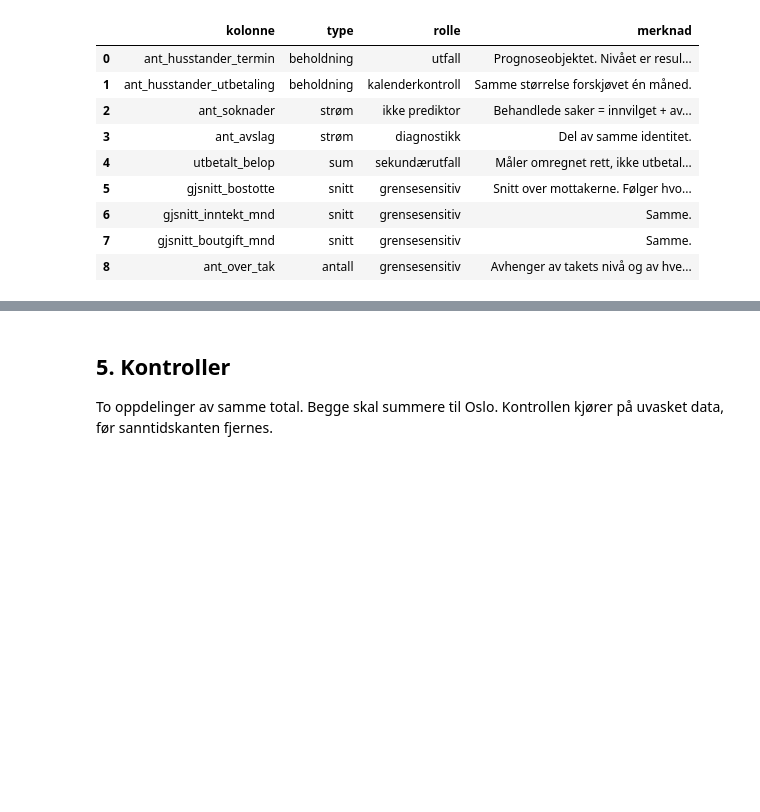
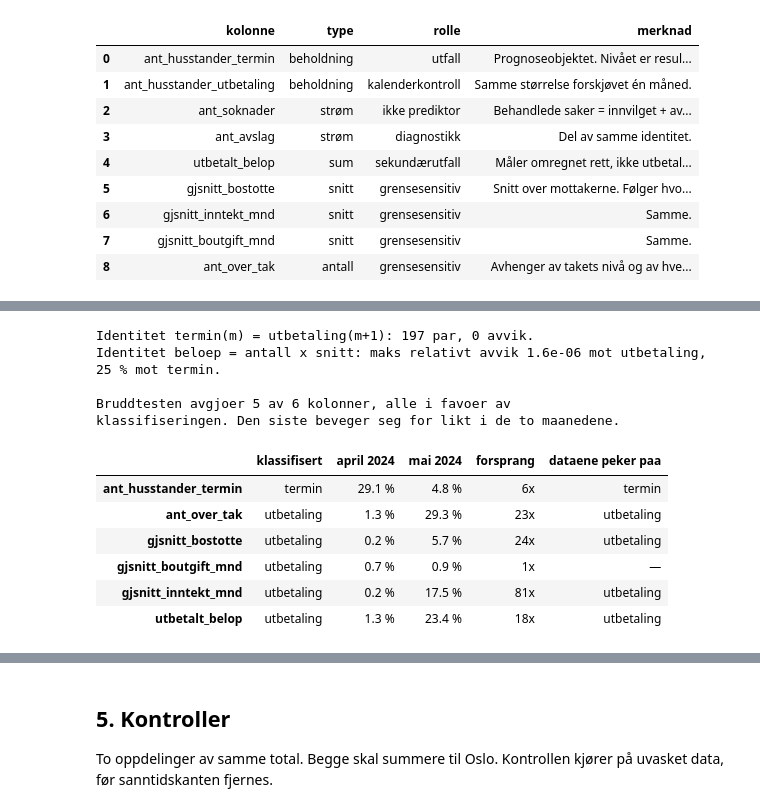
Before and after one commit to Torcode/bostotte-oslo, a Jupyter notebook: notebooks/bostotte_01_grunnlag.ipynb, the cells around one changed output, grey strips where cells are left out. Drawn from its saved outputs; the diff is of its cells as text; code cells hidden in the pictures; blank space fills up the shorter version.

```diff
--- a/notebooks/bostotte_01_grunnlag.ipynb
+++ b/notebooks/bostotte_01_grunnlag.ipynb
@@ -295,0 +320,66 @@ seriene har hver sin skala og står derfor i hver sin rute.
+# %%
+UTBETALINGSKALENDER = {"ant_husstander_utbetaling", "utbetalt_belop",
+                       "gjsnitt_bostotte", "gjsnitt_inntekt_mnd",
+                       "gjsnitt_boutgift_mnd", "ant_over_tak"}
+
+oi  = oslo[oslo.ant_husstander_termin > 0].set_index("dato").sort_index()
+KOL = ["ant_husstander_termin"] + sorted(UTBETALINGSKALENDER - {"ant_husstander_utbetaling"})
+
+# 1. Identiteten: termin(m) == utbetaling(m+1), rad for rad.
+tvilling = pd.concat([oi.ant_husstander_termin,
+                      oi.ant_husstander_utbetaling.shift(-1)], axis=1).dropna()
+kal_avvik = (tvilling.iloc[:, 0] - tvilling.iloc[:, 1]).abs()
+N_PAR, N_AVVIK = len(tvilling), int((kal_avvik > 0).sum())
+assert N_AVVIK == 0, f"identiteten brister i {N_AVVIK} maaneder"
+print(f"Identitet termin(m) = utbetaling(m+1): {N_PAR} par, {N_AVVIK} avvik.")
+
+# 2. Beloepsidentiteten: utbetalt_belop = antall x gjsnitt_bostotte. Hvilket antall?
+def relavvik(tellekolonne):
+    anslag = oi[tellekolonne] * oi["gjsnitt_bostotte"]
+    return ((anslag - oi["utbetalt_belop"]).abs() / oi["utbetalt_belop"]).max()
+
+A_UTB, A_TER = relavvik("ant_husstander_utbetaling"), relavvik("ant_husstander_termin")
+assert A_UTB < 1e-4 < A_TER, "beloepsidentiteten peker ikke paa utbetalingskalenderen"
+print(f"Identitet beloep = antall x snitt: maks relativt avvik "
+      f"{A_UTB:.1e} mot utbetaling, {100*A_TER:.0f} % mot termin.\n")
+
+# 3. Resten: hvilken av de to kandidatmaanedene baerer utslaget?: hvilken av de to kandidatmaanedene baerer utslaget?
+APRIL, MAI = pd.Timestamp("2024-04-01"), pd.Timestamp("2024-05-01")
+SKILLEKRAV = 3.0   # forspranget maa vaere minst tre ganger for aa avgjoere noe
+
+def utslag(kol, mnd):
+    return abs(np.log(oi[kol].where(oi[kol] > 0)).diff().loc[mnd])
+
+rad = []
+for k in KOL:
+    a, m = utslag(k, APRIL), utslag(k, MAI)
+    stor, liten = max(a, m), min(a, m)
+    forhold = stor / liten if liten > 0 else np.inf
+    avgjort = forhold >= SKILLEKRAV
+    peker = ("termin" if a > m else "utbetaling") if avgjort else "—"
+    sier  = "utbetaling" if k in UTBETALINGSKALENDER else "termin"
+    assert not avgjort or peker == sier, f"{k}: dataene peker paa {peker}, ikke {sier}"
+    rad.append((sier, f"{100*a:.1f} %", f"{100*m:.1f} %",
+                f"{forhold:.0f}x" if np.isfinite(forhold) else "—", peker))
+
+kal = pd.DataFrame(rad, index=KOL,
+                   columns=["klassifisert", "april 2024", "mai 2024",
+                            "forsprang", "dataene peker paa"])
+kal.index.name = None
+n_avgjort = (kal["dataene peker paa"] != "—").sum()
+print(f"Bruddtesten avgjoer {n_avgjort} av {len(KOL)} kolonner, alle i favoer av")
+print("klassifiseringen. Den siste beveger seg for likt i de to maanedene.\n")
+kal
+# %% [output]
+Identitet termin(m) = utbetaling(m+1): 197 par, 0 avvik.
+Identitet beloep = antall x snitt: maks relativt avvik 1.6e-06 mot utbetaling, 25 % mot termin.
+
+Bruddtesten avgjoer 5 av 6 kolonner, alle i favoer av
+klassifiseringen. Den siste beveger seg for likt i de to maanedene.
+|  | klassifisert | april 2024 | mai 2024 | forsprang | dataene peker paa |
+| ant_husstander_termin | termin | 29.1 % | 4.8 % | 6x | termin |
+| ant_over_tak | utbetaling | 1.3 % | 29.3 % | 23x | utbetaling |
+| gjsnitt_bostotte | utbetaling | 0.2 % | 5.7 % | 24x | utbetaling |
+| gjsnitt_boutgift_mnd | utbetaling | 0.7 % | 0.9 % | 1x | — |
+| gjsnitt_inntekt_mnd | utbetaling | 0.2 % | 17.5 % | 81x | utbetaling |
+| utbetalt_belop | utbetaling | 1.3 % | 23.4 % | 18x | utbetaling |
```
Also changed, not shown: parts of 27 cells of this notebook.
